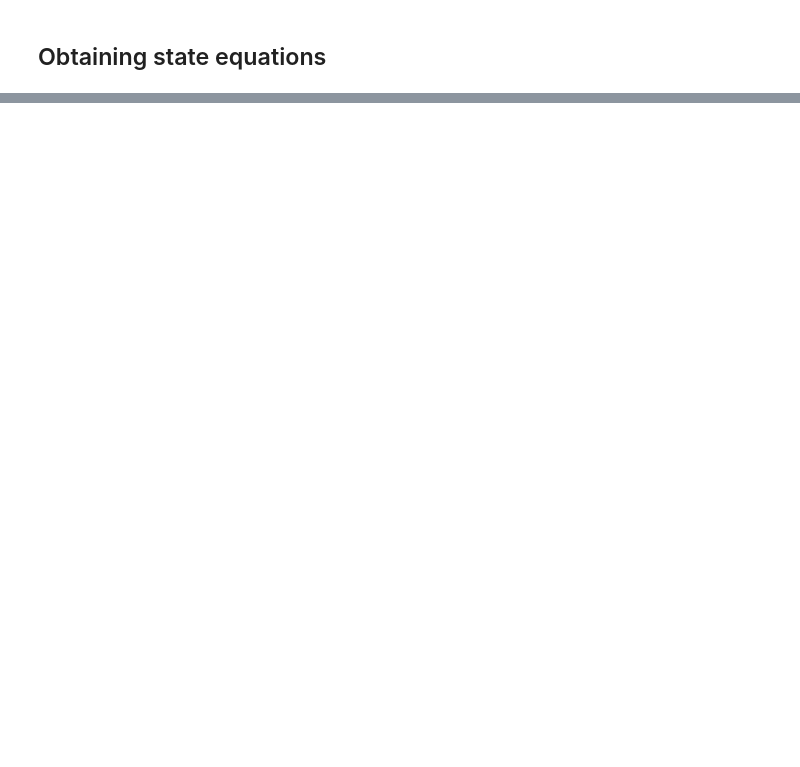
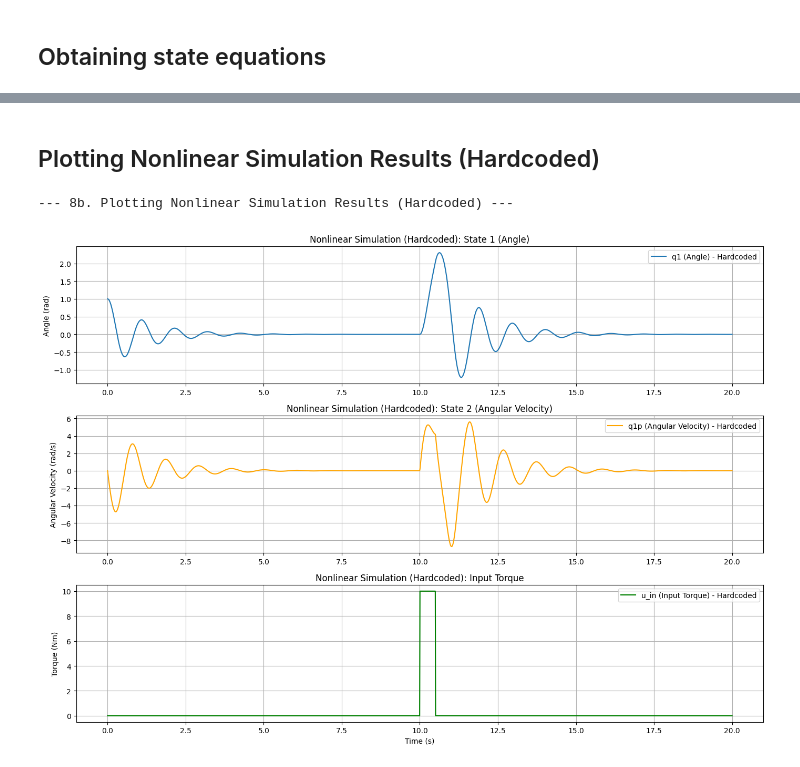
Before and after one commit to helonayala/sysid, a Jupyter notebook: lagrange_quarter_drone.ipynb, the cells around one changed output, grey strips where cells are left out. Cells and saved outputs as stored; diff of their text form; code cells hidden in the pictures; blank space fills up the shorter version.

```diff
--- a/lagrange_quarter_drone.ipynb
+++ b/lagrange_quarter_drone.ipynb
@@ -92,10 +88,10 @@ We use for this example the inverted pendulum on a cart. Only spung and unsprung
 print("--- 1. System Definition ---")
 
 # Define symbolic variables for the system parameters
-# m1: mass with motor, m2: counter-mass, L = rod lenght, equal for both mass, g = acceleration due to gravity, t = time, b' = viscous friction
-m1, m2, L, g, t, b, k_tau = sp.symbols('m1 m2 L g t b k_tau')
+# m1: mass with motor, m2: counter-mass, L = rod lenght, g = acceleration due to gravity, t = time, b' = viscous friction
+m1, m2, L1, L2, g, t, b, k_tau = sp.symbols('m1 m2 L1 L2 g t b k_tau')
 
-# Define symbolic variable for the input torque, function based on input tau_in = C*u, where C is a constant. As seen in the experiments, it is necessary two for each sign of u_in (piecewise function)
+# Define symbolic variable for the input torque
 u_in = sp.symbols('u_in')
 
 # Define generalized coordinates, velocities, and accelerations
@@ -118,12 +114,12 @@ q1p = qp[0]
 
 # --- Kinematics (Positions) ---
 # Define the X,Y position of each mass based on the angle q1 (theta).
-# q1 = 0 corresponds to the rod pointing vertically upwards.
+# q1 = 0 corresponds to the rod pointing vertically downwards.
 print("\nDefining X,Y positions:")
-x1 = L * sp.sin(q1)
-y1 = L * sp.cos(q1)
-x2 = -L * sp.sin(q1)
-y2 = -L * sp.cos(q1)
+x1 =  L1 * sp.sin(q1)
+y1 = -L1 * sp.cos(q1)
+x2 = -L2 * sp.sin(q1)
+y2 =  L2 * sp.cos(q1)
 print("Position of mass m1: (x1, y1)")
 display(sp.Matrix([x1, y1]))
 print("Position of mass m2: (x2, y2)")
@@ -153,7 +149,7 @@ display(T)
 
 # --- Generalized External Forces (Fext) ---
 # This term is unchanged. It includes input torque and rotational friction.
-Fext = sp.Matrix([k_tau * u_in - b * q1p])
+Fext = sp.Matrix([k_tau * L1 * u_in - b * q1p])
 print("\nGeneralized external forces vector (Fext):")
 display(Fext)
 
@@ -274,0 +292,37 @@ Outputs (1): ['y[0]']
+# %% [markdown]
+## Plotting Nonlinear Simulation Results (Hardcoded)
+# %%
+print("--- 8b. Plotting Nonlinear Simulation Results (Hardcoded) ---")
+
+plt.figure(figsize=(14, 10))
+
+# Plot State 1 (q1_s - angle)
+plt.subplot(3, 1, 1)
+plt.plot(t_hardcoded, x_hardcoded[:, 0], label='q1 (Angle) - Hardcoded')
+plt.title('Nonlinear Simulation (Hardcoded): State 1 (Angle)')
+plt.ylabel('Angle (rad)')
+plt.grid(True)
+plt.legend()
+
+# Plot State 2 (q1p_s - angular velocity)
+plt.subplot(3, 1, 2)
+plt.plot(t_hardcoded, x_hardcoded[:, 1], label='q1p (Angular Velocity) - Hardcoded', color='orange')
+plt.title('Nonlinear Simulation (Hardcoded): State 2 (Angular Velocity)')
+plt.ylabel('Angular Velocity (rad/s)')
+plt.grid(True)
+plt.legend()
+
+# Plot Input (u_in - motor command)
+plt.subplot(3, 1, 3)
+plt.plot(t_hardcoded, u_hardcoded, label='u_in (Input Torque) - Hardcoded', color='green')
+plt.title('Nonlinear Simulation (Hardcoded): Input Torque')
+plt.xlabel('Time (s)')
+plt.ylabel('Torque (Nm)')
+plt.grid(True)
+plt.legend()
+
+plt.tight_layout()
+plt.show()
+# %% [output]
+--- 8b. Plotting Nonlinear Simulation Results (Hardcoded) ---
+[figure, added]
```
Also changed, not shown: parts of 8 cells of this notebook.
